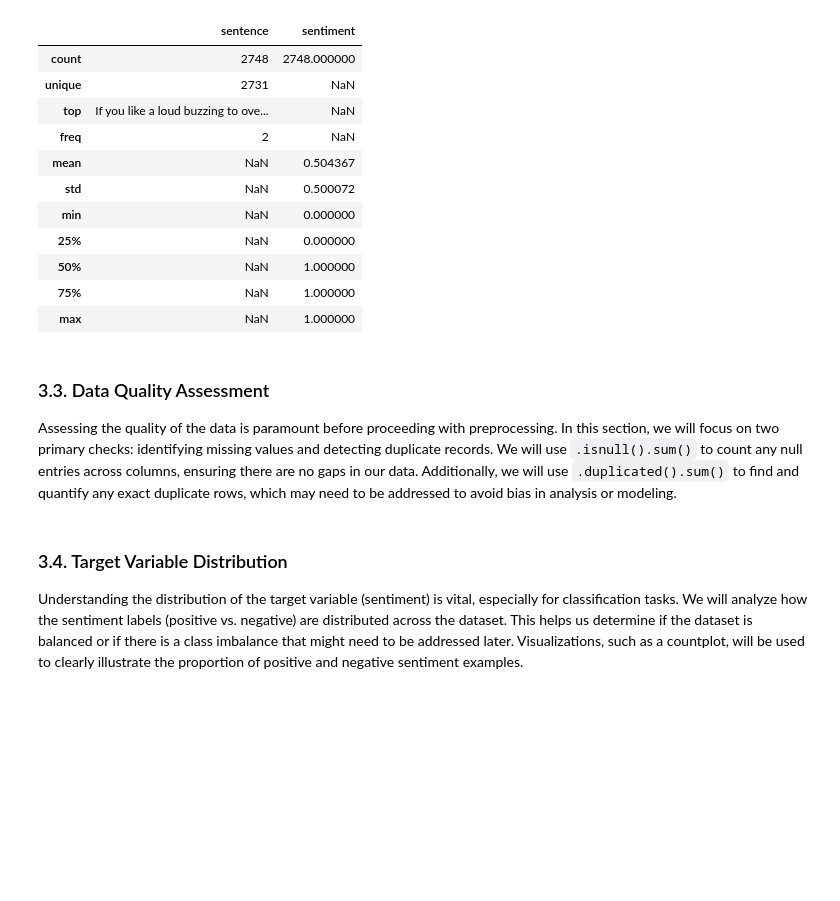
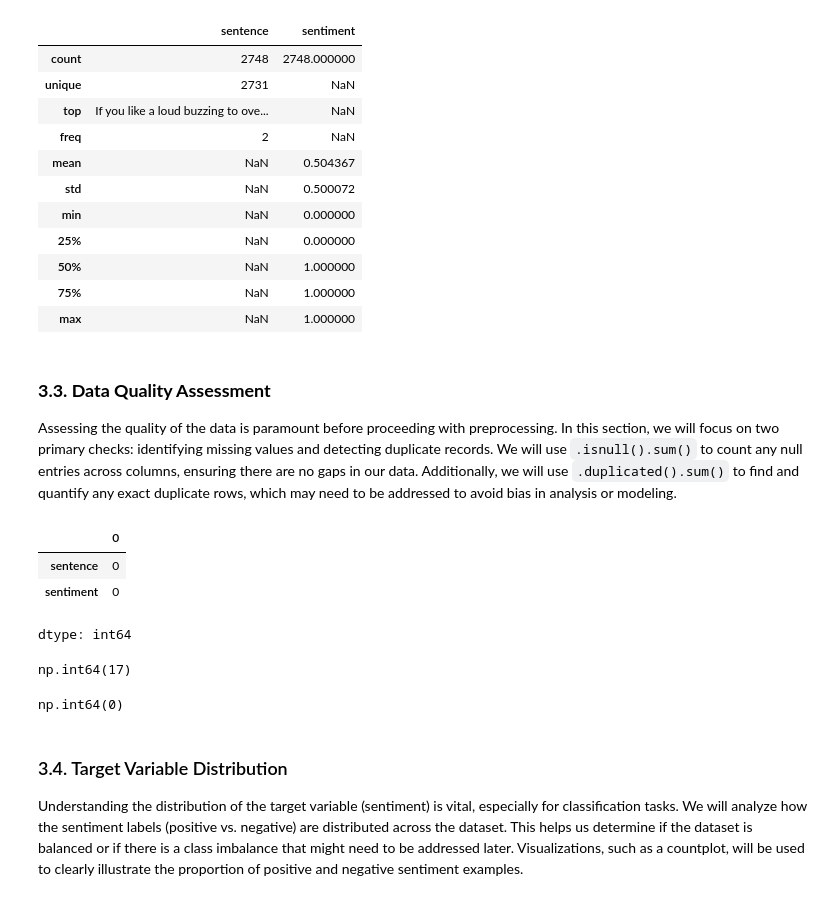
Before and after one commit to LatiefDataVisionary/sentiment-analysis-text-processing-bisa-ai, a Jupyter notebook: notebook/notebook.ipynb, the cells around one changed output. Drawn from its saved outputs; the diff is of its cells as text; code cells hidden in the pictures; blank space fills up the shorter version.

Commit message:
3.3. Data Quality Assessment

```diff
--- a/notebook/notebook.ipynb
+++ b/notebook/notebook.ipynb
@@ -413,6 +413,17 @@ df.describe(include="all")
 | 75% | NaN | 1.000000 |
 | max | NaN | 1.000000 |
 # %% [markdown]
-### 3.3. Data Quality Assessment
+### **3.3. Data Quality Assessment**
 
 Assessing the quality of the data is paramount before proceeding with preprocessing. In this section, we will focus on two primary checks: identifying missing values and detecting duplicate records. We will use `.isnull().sum()` to count any null entries across columns, ensuring there are no gaps in our data. Additionally, we will use `.duplicated().sum()` to find and quantify any exact duplicate rows, which may need to be addressed to avoid bias in analysis or modeling.
+# %%
+df.isnull().sum()
+# %% [output]
+|  | 0 |
+| sentence | 0 |
+| sentiment | 0 |
+dtype: int64
+# %%
+df.duplicated().sum()
+# %% [output]
+np.int64(17)
@@ -419,3 +432,7 @@ Assessing the quality of the data is paramount before proceeding with preprocess
+# %%
+df.duplicated().sum()
+# %% [output]
+np.int64(0)
 # %% [markdown]
 ### 3.4. Target Variable Distribution
 
```
Also changed, not shown: parts of 1 cell of this notebook.
